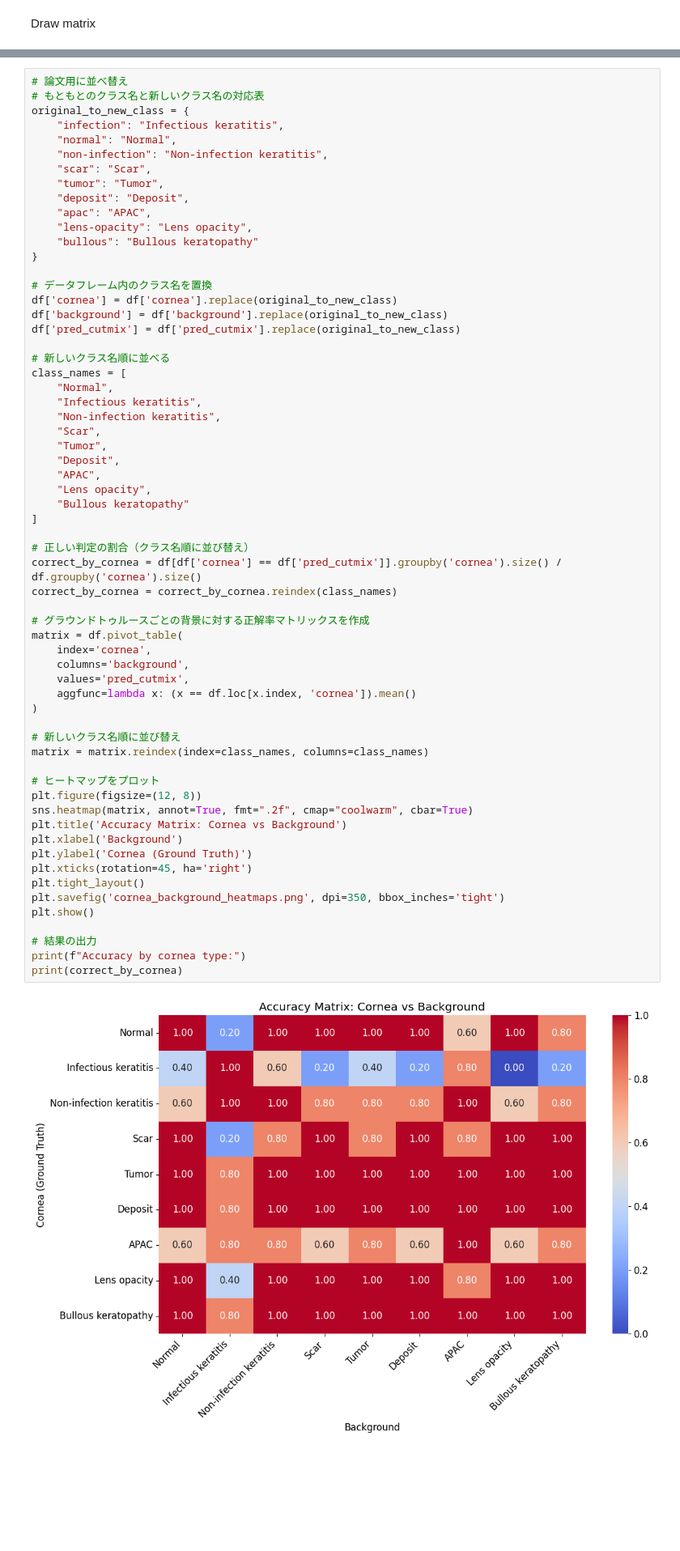
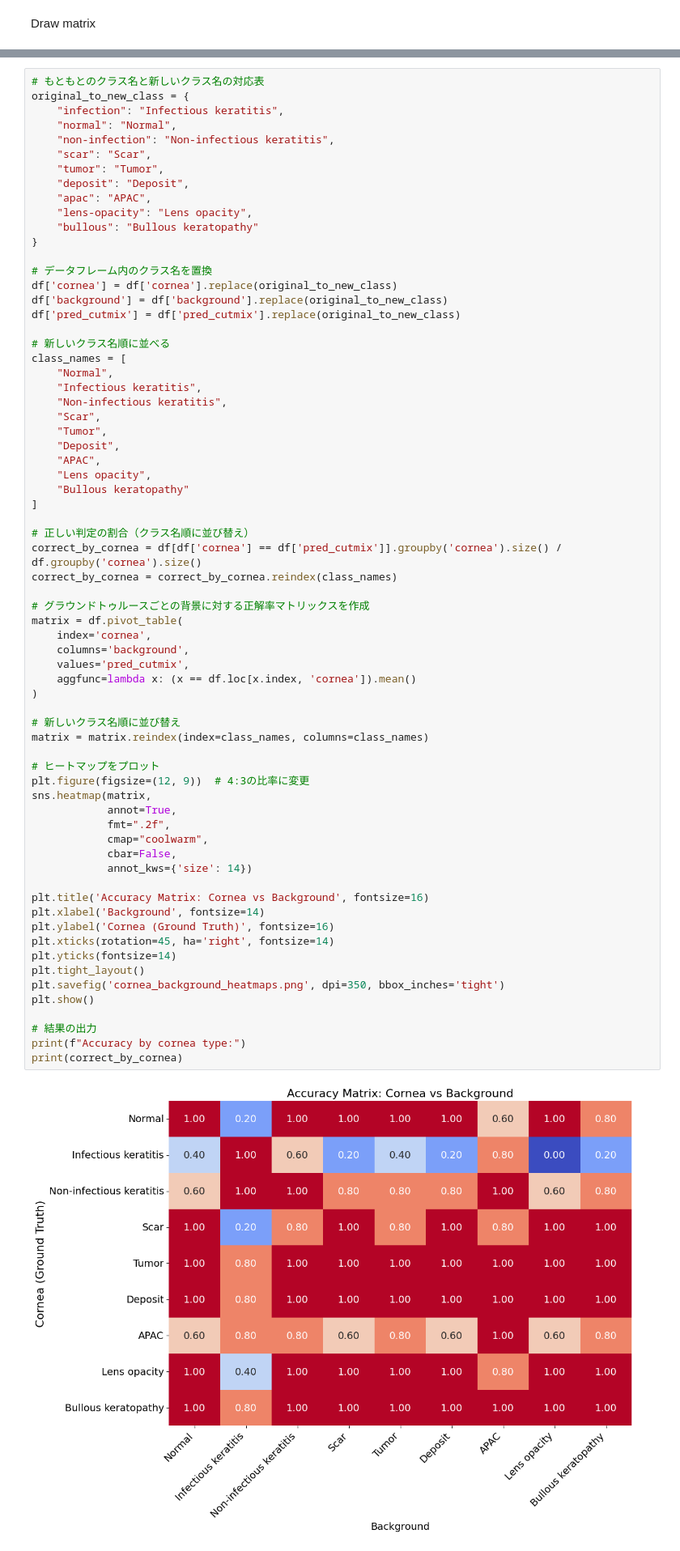
Before and after one commit to ykitaguchi77/AI-Article-Writer, a Jupyter notebook: YOLOv5_CutMix.ipynb, the cells around one changed output, grey strips where cells are left out. Shown: that part at 81% size. Drawn from its saved outputs; the diff is of its cells as text; blank space fills up the shorter version.

```diff
--- a/YOLOv5_CutMix.ipynb
+++ b/YOLOv5_CutMix.ipynb
@@ -1566,10 +1593,9 @@ print(correct_by_cornea)
 # %%
-# 論文用に並べ替え
 # もともとのクラス名と新しいクラス名の対応表
 original_to_new_class = {
     "infection": "Infectious keratitis",
     "normal": "Normal",
-    "non-infection": "Non-infection keratitis",
+    "non-infection": "Non-infectious keratitis",
     "scar": "Scar",
     "tumor": "Tumor",
     "deposit": "Deposit",
@@ -1587,45 +1613,52 @@ df['pred_cutmix'] = df['pred_cutmix'].replace(original_to_new_class)
 class_names = [
     "Normal",
     "Infectious keratitis",
-    "Non-infection keratitis",
+    "Non-infectious keratitis",
     "Scar",
     "Tumor",
     "Deposit",
     "APAC",
     "Lens opacity",
     "Bullous keratopathy"
 ]
 
 # 正しい判定の割合（クラス名順に並び替え）
 correct_by_cornea = df[df['cornea'] == df['pred_cutmix']].groupby('cornea').size() / df.groupby('cornea').size()
 correct_by_cornea = correct_by_cornea.reindex(class_names)
 
 # グラウンドトゥルースごとの背景に対する正解率マトリックスを作成
 matrix = df.pivot_table(
     index='cornea',
     columns='background',
     values='pred_cutmix',
     aggfunc=lambda x: (x == df.loc[x.index, 'cornea']).mean()
 )
 
 # 新しいクラス名順に並び替え
 matrix = matrix.reindex(index=class_names, columns=class_names)
 
 # ヒートマップをプロット
-plt.figure(figsize=(12, 8))
-sns.heatmap(matrix, annot=True, fmt=".2f", cmap="coolwarm", cbar=True)
-plt.title('Accuracy Matrix: Cornea vs Background')
-plt.xlabel('Background')
-plt.ylabel('Cornea (Ground Truth)')
-plt.xticks(rotation=45, ha='right')
+plt.figure(figsize=(12, 9))  # 4:3の比率に変更
+sns.heatmap(matrix,
+            annot=True,
+            fmt=".2f",
+            cmap="coolwarm",
+            cbar=False,
+            annot_kws={'size': 14})
+
+plt.title('Accuracy Matrix: Cornea vs Background', fontsize=16)
+plt.xlabel('Background', fontsize=14)
+plt.ylabel('Cornea (Ground Truth)', fontsize=16)
+plt.xticks(rotation=45, ha='right', fontsize=14)
+plt.yticks(fontsize=14)
 plt.tight_layout()
 plt.savefig('cornea_background_heatmaps.png', dpi=350, bbox_inches='tight')
 plt.show()
 
 # 結果の出力
 print(f"Accuracy by cornea type:")
 print(correct_by_cornea)
 # %% [output]
-[figure, old version]
+[figure, new version]
 Accuracy by cornea type:
 cornea
```
Also changed, not shown: parts of 9 cells of this notebook.
